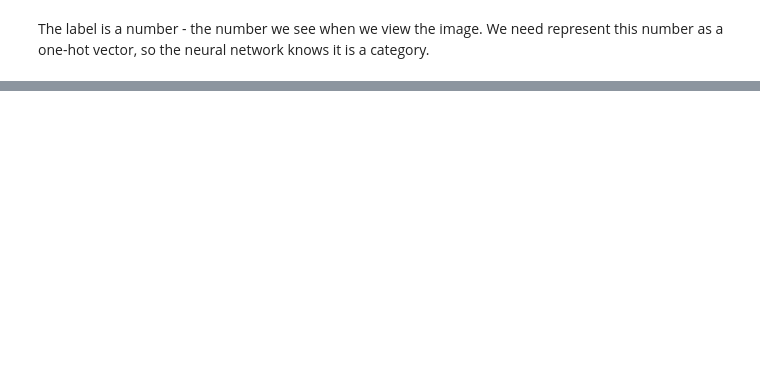
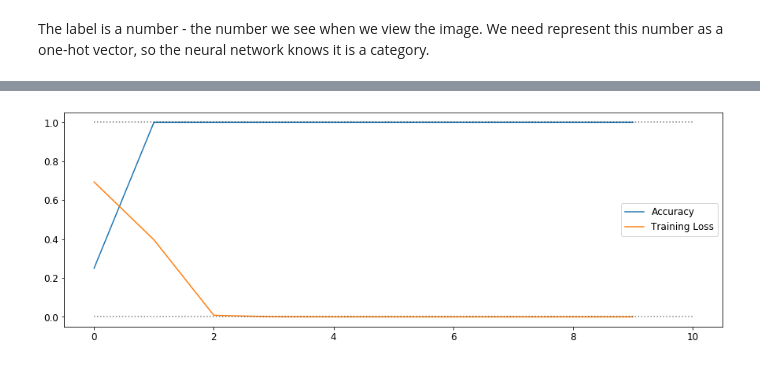
Before and after one commit to datvienhuynh/pneumonia-predicting, a Jupyter notebook: pneumonia-predicting-cnn.ipynb, the cells around one changed output, grey strips where cells are left out. Drawn from its saved outputs; the diff is of its cells as text; code cells hidden in the pictures; blank space fills up the shorter version.

Commit message:
Build a neural network, train and evaluate

```diff
--- a/pneumonia-predicting-cnn.ipynb
+++ b/pneumonia-predicting-cnn.ipynb
@@ -305,0 +308,9 @@ First label in testing set: [1. 0.]
+# %%
+# Sets a randomisation seed for replicatability.
+np.random.seed(6)
+model = Sequential()
+# %%
+# Setup pre-processing layer of the network
+# activation 'elu', 'selu', 'relu', 'tanh', 'sigmoid', 'hard_sigmoid', 'softplus', 'softsign', 'linear']
+model.add(Conv2D(64, kernel_size = (3, 3), activation = 'softsign', input_shape = (IMG_HEIGHT, IMG_WIDTH, 1)))
+model.add(Conv2D(128, (3, 3), activation = 'softsign'))
@@ -305,0 +344,22 @@ First label in testing set: [1. 0.]
+# %%
+# training_stats = model.fit(train_X, train_Y, batch_size = 128, epochs = 5, verbose = 1, validation_data = (valid_X, valid_Y))
+training_stats = model.fit(train_X, train_Y, batch_size = 128, epochs = 10, verbose = 1, validation_data = (valid_X, valid_Y))
+
+# 2000 - 50 x 70
+# softsign 0.94 75.50 epochs = 10-12
+# linear   0.87 76.50 epochs = 8
+
+# 2000 - 100 x 140
+# softsign 0.93 87.00 (83.00) epochs = 10
+# linear   0.75 61.50 epochs = 10
+
+# 3000 - 100 x 140
+# softsign 0.93 77.20 epochs = 10
+
+# 5000 - 50 x 70
+# softsign 0.95 78.80 epochs = 9-10
+# linear   0.95 74.80 epochs = 8
+
+# 5000 - 100 x 140
+# softsign 0.96 76.60 epochs = 12, 0.94 76.80 epochs = 6,
+# linear   epochs = 10
@@ -305,0 +384,15 @@ First label in testing set: [1. 0.]
+# %%
+evaluation = model.evaluate(test_X, test_Y, verbose=0)
+
+print('Test Set Evaluation: loss = %0.6f, accuracy = %0.2f' %(evaluation[0], 100 * evaluation[1]))
+
+# We can plot our training statistics to see how it developed over time
+accuracy, = graph.plot(training_stats.history['accuracy'], label = 'Accuracy')
+training_loss, = graph.plot(training_stats.history['loss'], label = 'Training Loss')
+graph.legend(handles = [accuracy, training_loss])
+loss = np.array(training_stats.history['loss'])
+xp = np.linspace(0,loss.shape[0],10 * loss.shape[0])
+graph.plot(xp, np.full(xp.shape, 1), c = 'k', linestyle = ':', alpha = 0.5)
+graph.plot(xp, np.full(xp.shape, 0), c = 'k', linestyle = ':', alpha = 0.5)
+graph.show()
+# %% [output]
@@ -305,0 +400 @@ First label in testing set: [1. 0.]
+[figure, added]
```
Also changed, not shown: parts of 16 cells of this notebook.
